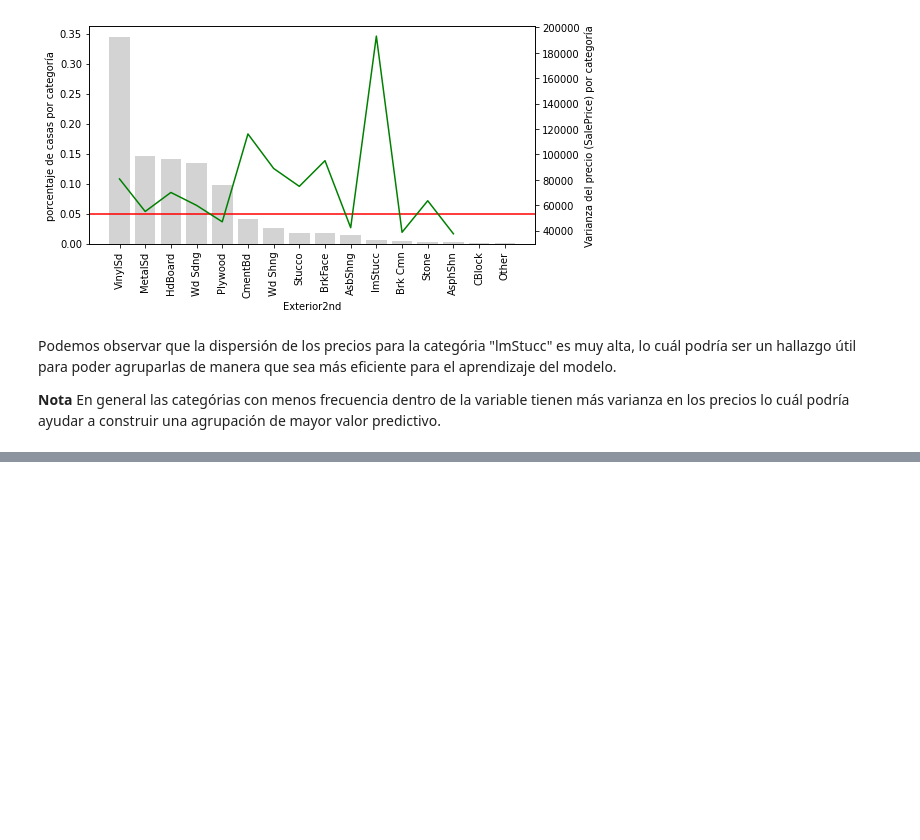
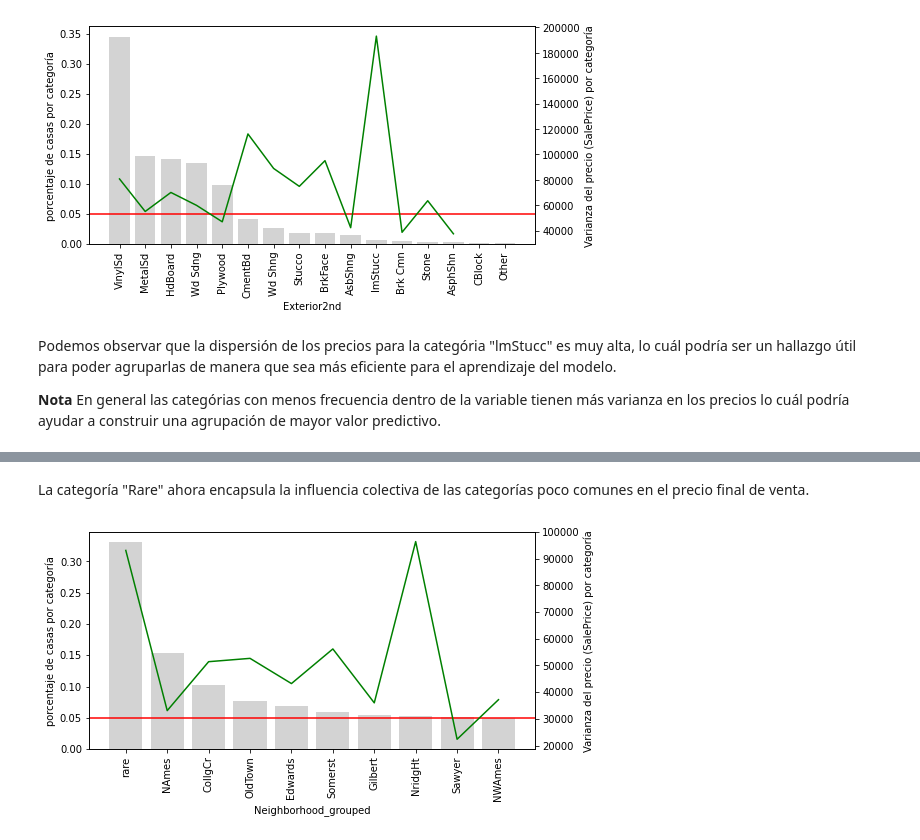
Before and after one commit to virf96/Chat-Bot, a Jupyter notebook: Tipos_de_variables.ipynb, the cells around one changed output, grey strips where cells are left out. Saved outputs shown, nothing was run; the diff lists cells and outputs as text; code cells hidden in the pictures; blank space fills up the shorter version.

```diff
--- a/Tipos_de_variables.ipynb
+++ b/Tipos_de_variables.ipynb
@@ -1463,0 +1517,9 @@ Podemos observar que la dispersión de los precios para la categória "lmStucc"
+# %% [markdown]
+La categoría "Rare" ahora encapsula la influencia colectiva de las categorías poco comunes en el precio final de venta.
+# %%
+# Grafiquemos la dispersión de categorías en Neighborhood
+
+temp_df = calculate_std_target_per_category(data, 'Neighborhood_grouped')
+plot_var_categories(temp_df, 'Neighborhood_grouped')
+# %% [output]
+[figure, added]
```
Also changed, not shown: parts of 20 cells of this notebook.
